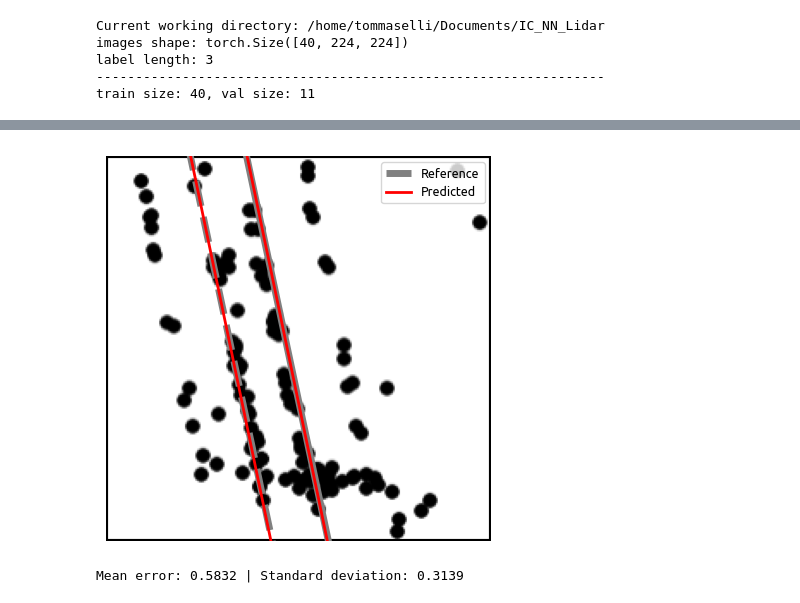
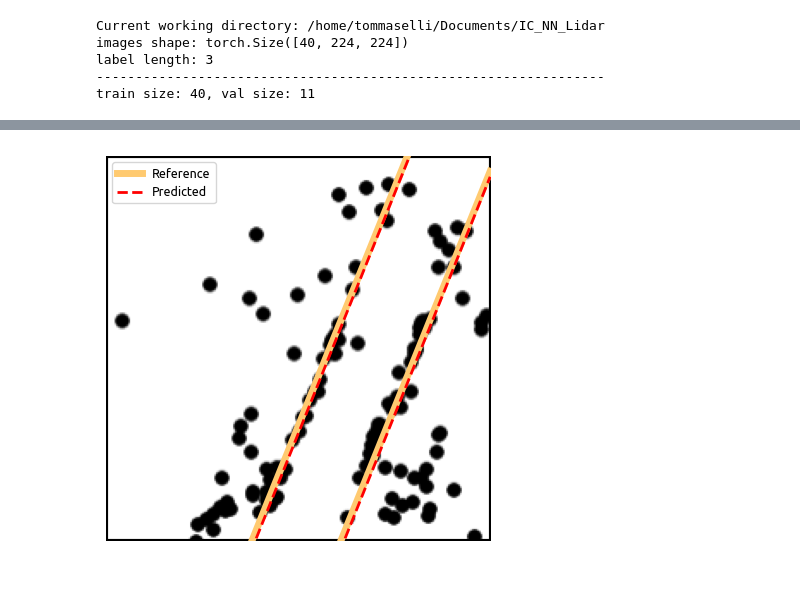
Before and after one commit to Felipe-Tommaselli/nn_lidar_perception, a Jupyter notebook: src/nn_test.ipynb, the cells around one changed output, grey strips where cells are left out. Drawn from its saved outputs; the diff is of its cells as text; code cells hidden in the pictures.

```diff
--- a/src/nn_test.ipynb
+++ b/src/nn_test.ipynb
@@ -268,72 +268,69 @@ m1p: 4.79, m2p: 4.79, b1p: -234.07, b2p: -391.40
 # %%
 fig, ax = plt.subplots(figsize=(8, 5), frameon=True)
 
 linewidth = 2.5
 
 # plot the lines
-ax.plot(x, y1, color='gray', linestyle='--', label='Reference', linewidth=5)
-ax.plot(x, y2, color='gray', linewidth=5)
+ax.plot(x, y1, color='#ffca70', linestyle='-', label='Reference', linewidth=5)
+ax.plot(x, y2, color='#ffca70', linestyle='-', linewidth=5)
 
-ax.plot(x, y1p, color='red', label='Predicted', linewidth=2)
-ax.plot(x, y2p, color='red', linewidth=2)
+ax.plot(x, y1p, color='red', linestyle='--',  label='Predicted', linewidth=2)
+ax.plot(x, y2p, color='red', linestyle='--', linewidth=2)
 
 #ax.plot(0, 0, 'ro', markersize=20)
 #ax.plot(114, 224, 'ks', markersize=30)
 
 # Customize the title
 # title_font = {'family': 'Ubuntu', 'color': 'black', 'weight': 'bold', 'size': 18}
 # plt.title('Inference Results', fontdict=title_font)
 
 # Add a white rectangle to create a border
 border_style = dict(facecolor='none', edgecolor='black', linewidth=3)
 ax.add_patch(plt.Rectangle((0, 0), 1, 1, **border_style, transform=ax.transAxes))
 
-# legend
-plt.legend(loc='upper right', prop={'size': 9, 'family': 'Ubuntu'})
-
-# show the image
 #im = ax.imshow(image, cmap='magma', norm=PowerNorm(gamma=16), alpha=0.65)
 im = ax.imshow(image, cmap='gray')
 ax.axis('off')
 
+# legend
+plt.legend(loc='upper left', prop={'size': 9, 'family': 'Ubuntu'})
+
 plt.show()
 # %% [output]
-[figure, old version]
+[figure, new version]
 # %%
-import random
-N = 100  # Number of runs
+# import random
+# N = 100  # Number of runs
 
-errors = []  # List to store the errors
-lines_values = []  # List to store the line values
+# errors = []  # List to store the errors
+# lines_values = []  # List to store the line values
 
-for _ in range(N):
-# Generate a random number between 1 and 100
-    r = random.randint(1, BATCH_SIZE)
+# for _ in range(N):
+# # Generate a random number between 1 and 100
+#     r = random.randint(1, BATCH_SIZE)
 
-    image = images[r - 1].unsqueeze(0)
-    label = labels[r - 1].unsqueeze(0)
+#     image = images[r - 1].unsqueeze(0)
+#     label = labels[r - 1].unsqueeze(0)
 
-    # Perform the inference and get the predictions
-    predictions = model(image)
+#     # Perform the inference and get the predictions
+#     predictions = model(image)
 
-    # Convert the predictions to numpy array
-    predictions = predictions.to('cpu').cpu().detach().numpy()
+#     # Convert the predictions to numpy array
+#     predictions = predictions.to('cpu').cpu().detach().numpy()
 
-    # Calculate the error
+#     # Calculate the error
 
-    label_np = label[0].numpy()  # Convert label tensor to numpy array
-    error = np.mean(np.abs(predictions - label_np))
+#     label_np = label[0].numpy()  # Convert label tensor to numpy array
+#     error = np.mean(np.abs(predictions - label_np))
 
-    # Store the error and line values
-    errors.append(error)
-    lines_values.append((predictions[0][0], predictions[0][1], predictions[0][2]))
+#     # Store the error and line values
+#     errors.append(error)
+#     lines_values.append((predictions[0][0], predictions[0][1], predictions[0][2]))
 
-# Calculate the mean error
-mean_error = np.mean(errors)
-# calculate standard deviation
-std_dev = np.std(errors)
+# # Calculate the mean error
+# mean_error = np.mean(errors)
+# # calculate standard deviation
+# std_dev = np.std(errors)
 
-print(f'Mean error: {mean_error:.4f} | Standard deviation: {std_dev:.4f}')
+# print(f'Mean error: {mean_error:.4f} | Standard deviation: {std_dev:.4f}')
-# %% [output]
-Mean error: 0.5832 | Standard deviation: 0.3139
 # %%
```
Also changed, not shown: parts of 5 cells of this notebook.
